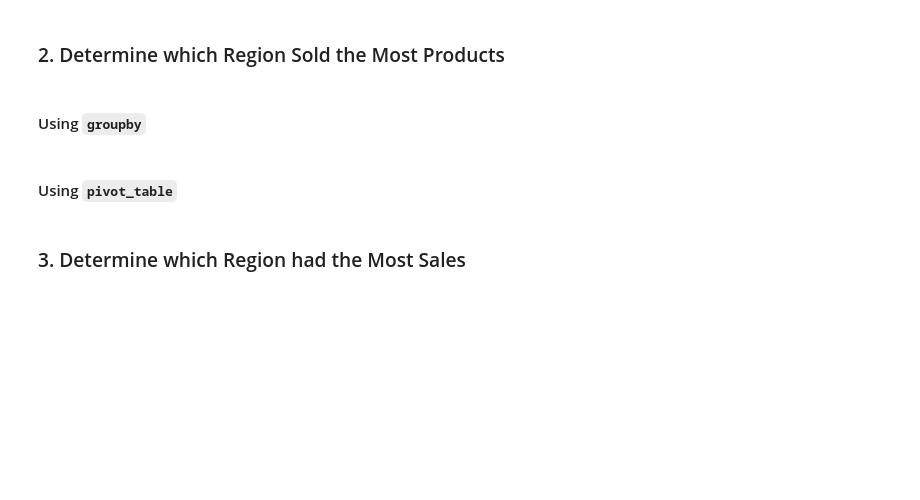
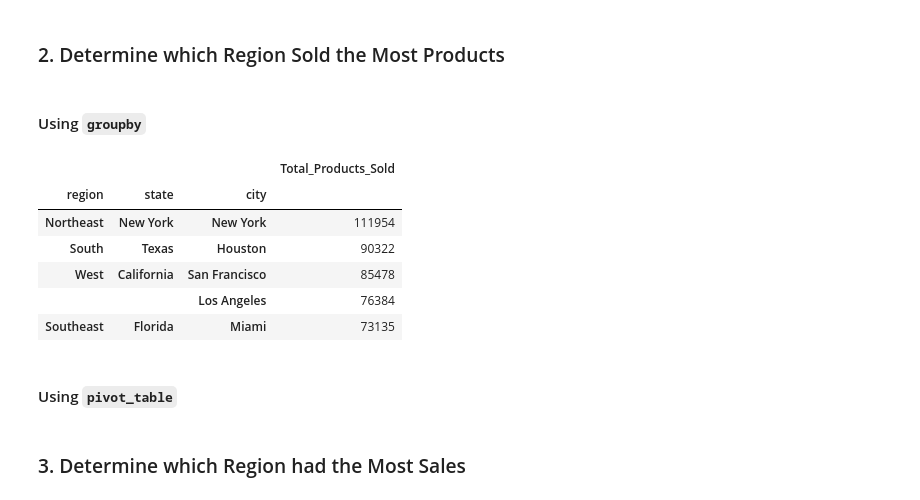
Before and after one commit to rune-encoder/athletic_sales_analysis, a Jupyter notebook: athletic_sales_analysis.ipynb, the cells around one changed output. Saved outputs shown, nothing was run; the diff lists cells and outputs as text; code cells hidden in the pictures; blank space fills up the shorter version.

```diff
--- a/athletic_sales_analysis.ipynb
+++ b/athletic_sales_analysis.ipynb
@@ -208,10 +208,21 @@ memory usage: 904.2+ KB
 #### Using `groupby`
 # %%
 # Show the number products sold for region, state, and city.
+grouped_athletic_sales = athletic_sales_df.groupby(['region', 'state', 'city'])[['units_sold']].sum()
+
 # Rename the sum to "Total_Products_Sold".
-
+grouped_athletic_sales.rename(columns={'units_sold': 'Total_Products_Sold'}, inplace=True)
 
 # Show the top 5 results.
+grouped_athletic_sales.sort_values('Total_Products_Sold', ascending=False).head()
+# %% [output]
+|  |  |  | Total_Products_Sold |
+| region | state | city |  |
+| Northeast | New York | New York | 111954 |
+| South | Texas | Houston | 90322 |
+| West | California | San Francisco | 85478 |
+|  |  | Los Angeles | 76384 |
+| Southeast | Florida | Miami | 73135 |
 # %% [markdown]
 #### Using `pivot_table`
 # %%
```
